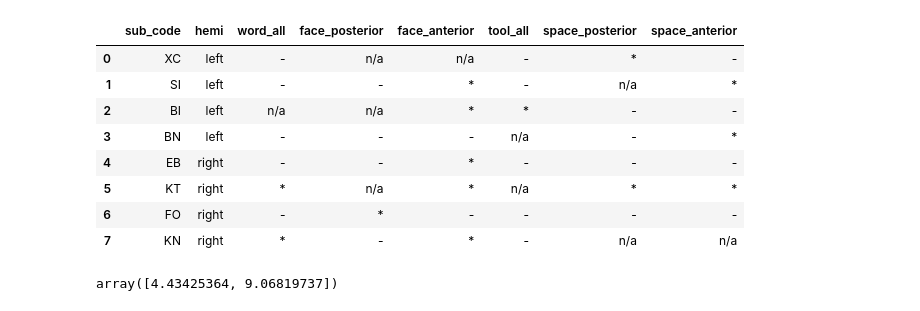
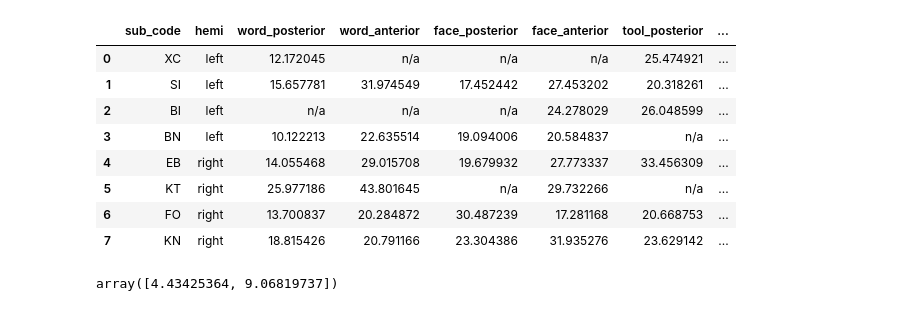
Before and after one commit to vayzenb/hemispace, a Jupyter notebook: analyses/create_tables.ipynb, the cells around one changed output. Cells and saved outputs as stored; diff of their text form; code cells hidden in the pictures.

Commit message:
added roi map and dists

```diff
--- a/analyses/create_tables.ipynb
+++ b/analyses/create_tables.ipynb
@@ -213,10 +207,11 @@ test.split('_')
 # %%
 sum_type = 'neural_map'
 
-conds = ['word_all', 'face_posterior', 'face_anterior', 'tool_all', 'space_posterior', 'space_anterior']
+conds = ['word_posterior', 'word_anterior', 'face_posterior', 'face_anterior', 'tool_posterior', 'tool_anterior', 'space_posterior', 'space_anterior']
 val = 'dist'
 '''Create a table tracking distance'''
-patient_summary = pd.DataFrame(columns = ['sub_code', 'hemi', 'word_all', 'face_posterior', 'face_anterior', 'tool_all', 'space_posterior', 'space_anterior'])
+patient_summary = pd.DataFrame(columns = ['sub_code', 'hemi'] + conds)
+dist_summary = pd.DataFrame(columns = ['sub_code', 'hemi'] + conds)
 for code, hemi in zip(sub_info['code'], sub_info['intact_hemi']):
 
     act_resamples = pd.read_csv(f'{results_dir}/{sum_type}/resample_data.csv')
@@ -232,6 +227,7 @@ for code, hemi in zip(sub_info['code'], sub_info['intact_hemi']):
         data_summary.loc[data_summary['sub'] == sub, 'sub_code'] = sub_code
 
     current_vals = []
+    current_dists = []
     #loop through condition for each patient
     for cond in conds:
         patient_cond = cond.split('_')
@@ -242,6 +238,7 @@ for code, hemi in zip(sub_info['code'], sub_info['intact_hemi']):
 
         #calcualte 95% CI for control data
         control_ci = np.percentile(control_data, [(alpha/2)*100, 100-((alpha/2)*100)])
+        print(cond, control_ci *3)
 
         #check if patient has data for this condition
         if len(patient_data) > 0:
@@ -251,11 +248,21 @@ for code, hemi in zip(sub_info['code'], sub_info['intact_hemi']):
                 current_vals.append('*')
             else:
                 current_vals.append('-')
+
+            current_dists.append(patient_data[val].values[0] *3)
+
         else:
             current_vals.append('n/a')
+            current_dists.append('n/a')
 
 
 
     patient_vals = [code, hemi] + current_vals
+    patient_dists = [code, hemi] + current_dists
     #add to dataframe
     patient_summary.loc[len(patient_summary)] = patient_vals
+    dist_summary.loc[len(dist_summary)] = patient_dists
+
+    #save
+    patient_summary.to_csv(f'{results_dir}/tables/{sum_type}_summary.csv', index = False)
+    dist_summary.to_csv(f'{results_dir}/tables/{sum_type}_dists.csv', index = False)
@@ -262,15 +287,15 @@ for code, hemi in zip(sub_info['code'], sub_info['intact_hemi']):
-# %%
-patient_summary
-# %% [output]
-|  | sub_code | hemi | word_all | face_posterior | face_anterior | tool_all | space_posterior | space_anterior |
-| 0 | XC | left | - | n/a | n/a | - | * | - |
-| 1 | SI | left | - | - | * | - | n/a | * |
-| 2 | BI | left | n/a | n/a | * | * | - | - |
-| 3 | BN | left | - | - | - | n/a | - | * |
-| 4 | EB | right | - | - | * | - | - | - |
-| 5 | KT | right | * | n/a | * | n/a | * | * |
-| 6 | FO | right | - | * | - | - | - | - |
-| 7 | KN | right | * | - | * | - | n/a | n/a |
+# %%
+dist_summary
+# %% [output]
+|  | sub_code | hemi | word_posterior | word_anterior | face_posterior | face_anterior | tool_posterior | ... |
+| 0 | XC | left | 12.172045 | n/a | n/a | n/a | 25.474921 | ... |
+| 1 | SI | left | 15.657781 | 31.974549 | 17.452442 | 27.453202 | 20.318261 | ... |
+| 2 | BI | left | n/a | n/a | n/a | 24.278029 | 26.048599 | ... |
+| 3 | BN | left | 10.122213 | 22.635514 | 19.094006 | 20.584837 | n/a | ... |
+| 4 | EB | right | 14.055468 | 29.015708 | 19.679932 | 27.773337 | 33.456309 | ... |
+| 5 | KT | right | 25.977186 | 43.801645 | n/a | 29.732266 | n/a | ... |
+| 6 | FO | right | 13.700837 | 20.284872 | 30.487239 | 17.281168 | 20.668753 | ... |
+| 7 | KN | right | 18.815426 | 20.791166 | 23.304386 | 31.935276 | 23.629142 | ... |
 # %%
 control_ci
 # %% [output]
```
Also changed, not shown: parts of 2 cells of this notebook, 6 other files.
